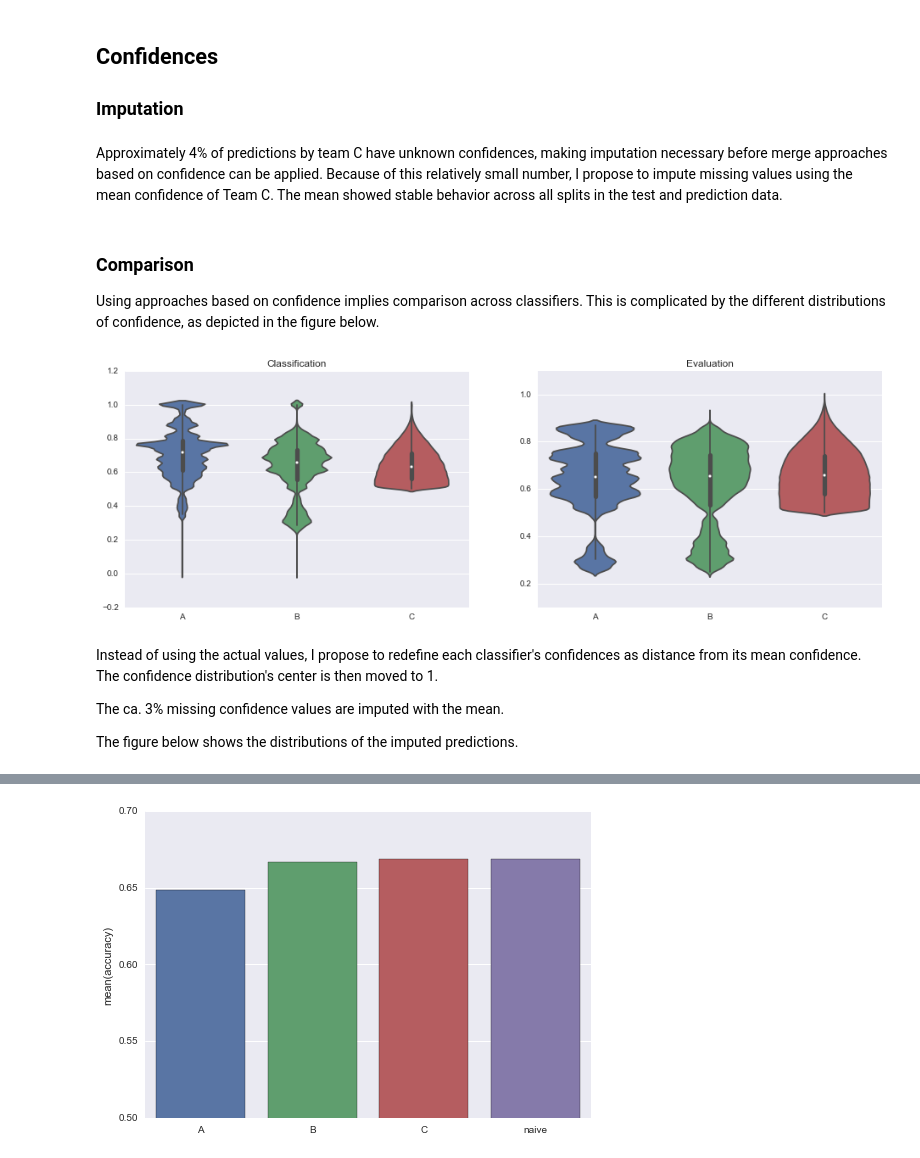
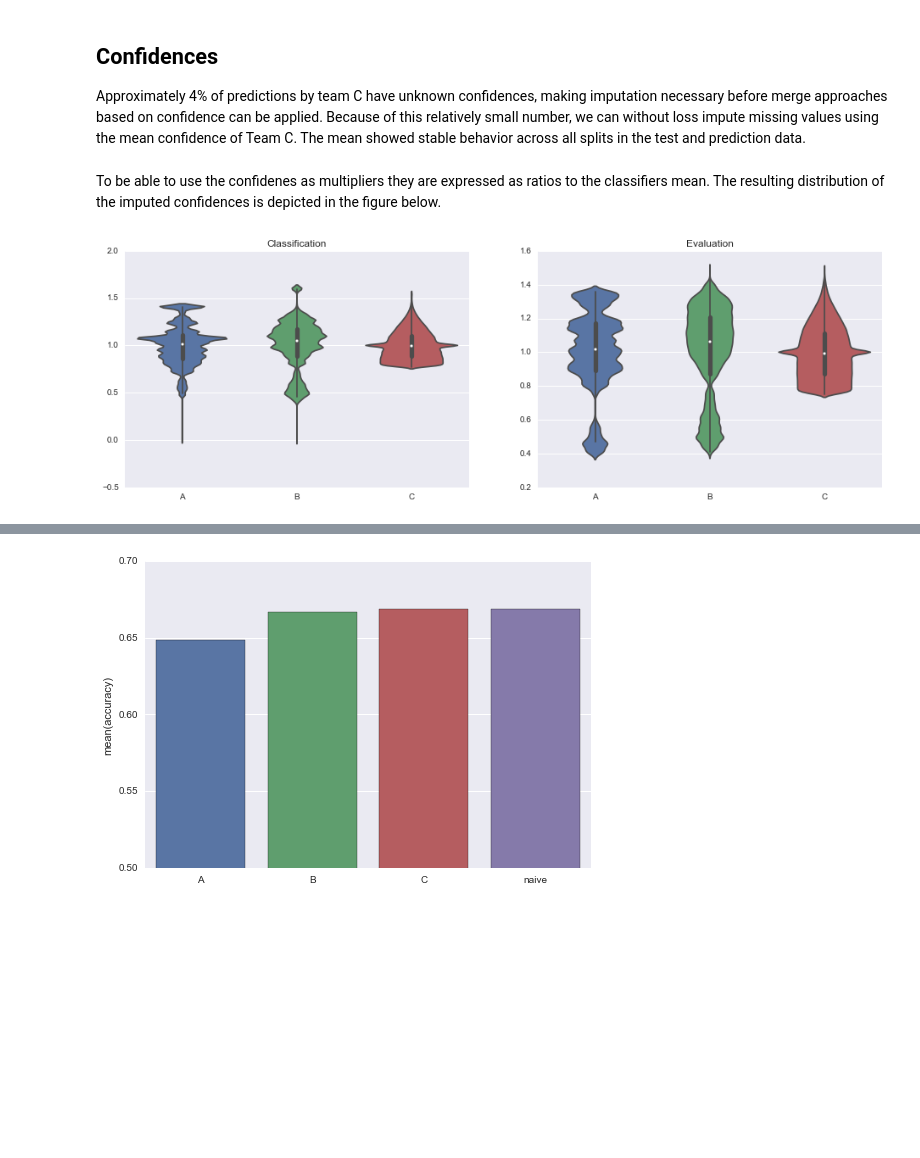
Before and after one commit to busfahren/dmc-results, a Jupyter notebook: merge.ipynb, the cells around one changed output, grey strips where cells are left out. Cells and saved outputs as stored; diff of their text form; code cells hidden in the pictures; blank space fills up the shorter version.

Commit message:
Evaluate second approach

```diff
--- a/merge.ipynb
+++ b/merge.ipynb
@@ -18,11 +19,6 @@ test_train = evaluate.test_complement(test_predictions)
 class_columns = ['articleID', 'productGroup', 'customerID', 'voucherID']
 class_predictions = merge.merged_predictions(keep_columns=class_columns)
 class_train = load.orders_train()
-# %% [markdown]
-## Confidences
-### Imputation
 # %% [markdown]
-Approximately 4% of predictions by team C have unknown confidences, making imputation necessary before merge approaches based on confidence can be applied. Because of this relatively small number, I propose to impute missing values using the mean confidence of Team C. The mean showed stable behavior across all splits in the test and prediction data.
+## Confidences
+Approximately 4% of predictions by team C have unknown confidences, making imputation necessary before merge approaches based on confidence can be applied. Because of this relatively small number, we can without loss impute missing values using the mean confidence of Team C. The mean showed stable behavior across all splits in the test and prediction data.
-# %% [markdown]
-### Comparison
-Using approaches based on confidence implies comparison across classifiers. This is complicated by the different distributions of confidence, as depicted in the figure below.
@@ -29,19 +29,11 @@ Using approaches based on confidence implies comparison across classifiers. This
+# %% [markdown]
+To be able to use the confidenes as multipliers they are expressed as ratios to the classifiers mean. The resulting distribution of the imputed confidences is depicted in the figure below.
 # %%
-# Violinplot for class data and evaluation data
-def confidence_plot(class_data, evaluation_data):
-    f, (ax1, ax2) = plt.subplots(1, 2, figsize=(16,5))
-    ax1.set_title('Classification')
-    ax = sns.violinplot(data=class_data['confidence'], ax=ax1)
-    ax2.set_title('Evaluation')
-    ax = sns.violinplot(data=evaluation_data['confidence'], ax=ax2)
+# Violinplot
+f, (ax1, ax2) = plt.subplots(1, 2, figsize=(16,5))
+ax1.set_title('Classification')
+ax = sns.violinplot(data=class_imputed['confidence'], ax=ax1)
+ax2.set_title('Evaluation')
+ax = sns.violinplot(data=test_imputed['confidence'], ax=ax2)
+# %% [output]
+[figure, added]
-# %%
-# Violinplot for original data
-confidence_plot(class_predictions, test_predictions)
-# %% [output]
-[figure, removed]
-# %% [markdown]
-Instead of using the actual values, I propose to redefine each classifier's confidences as distance from its mean confidence. The confidence distribution's center is then moved to 1.
-
-The ca. 3% missing confidence values are imputed with the mean.
-
-The figure below shows the distributions of the imputed predictions.
```
Also changed, not shown: parts of 33 cells of this notebook, 1 other file.
